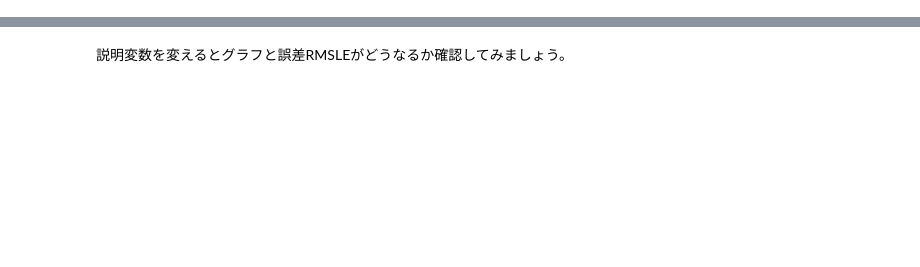
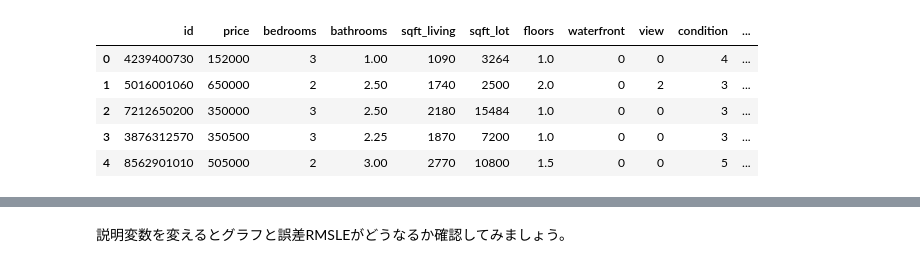
Before and after one commit to TakatoMatsumoto/data_policy_studies, a Jupyter notebook: chapter_1/notebook/modeling.ipynb, the cells around one changed output, grey strips where cells are left out. Saved outputs shown, nothing was run; the diff lists cells and outputs as text; code cells hidden in the pictures; blank space fills up the shorter version.

```diff
--- a/chapter_1/notebook/modeling.ipynb
+++ b/chapter_1/notebook/modeling.ipynb
@@ -24,3 +24,12 @@ train_url = 'https://raw.githubusercontent.com/TakatoMatsumoto/data_policy_studi
 test_url = 'https://raw.githubusercontent.com/TakatoMatsumoto/data_policy_studies/master/chapter_1/dataset/test.csv'
 train_csv = pd.read_csv(train_url, low_memory=False)
 test_csv = pd.read_csv(test_url, low_memory=False)
+# %%
+train_csv.head()
+# %% [output]
+|  | id | price | bedrooms | bathrooms | sqft_living | sqft_lot | floors | waterfront | view | condition | ... |
+| 0 | 4239400730 | 152000 | 3 | 1.00 | 1090 | 3264 | 1.0 | 0 | 0 | 4 | ... |
+| 1 | 5016001060 | 650000 | 2 | 2.50 | 1740 | 2500 | 2.0 | 0 | 2 | 3 | ... |
+| 2 | 7212650200 | 350000 | 3 | 2.50 | 2180 | 15484 | 1.0 | 0 | 0 | 3 | ... |
+| 3 | 3876312570 | 350500 | 3 | 2.25 | 1870 | 7200 | 1.0 | 0 | 0 | 3 | ... |
+| 4 | 8562901010 | 505000 | 2 | 3.00 | 2770 | 10800 | 1.5 | 0 | 0 | 5 | ... |
```
Also changed, not shown: parts of 6 cells of this notebook, 5 other files.
